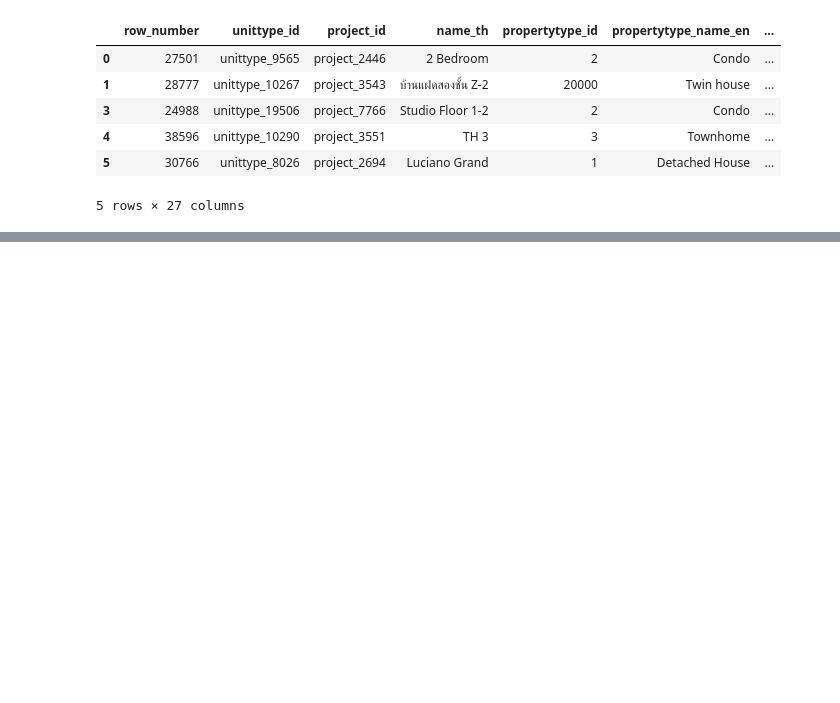
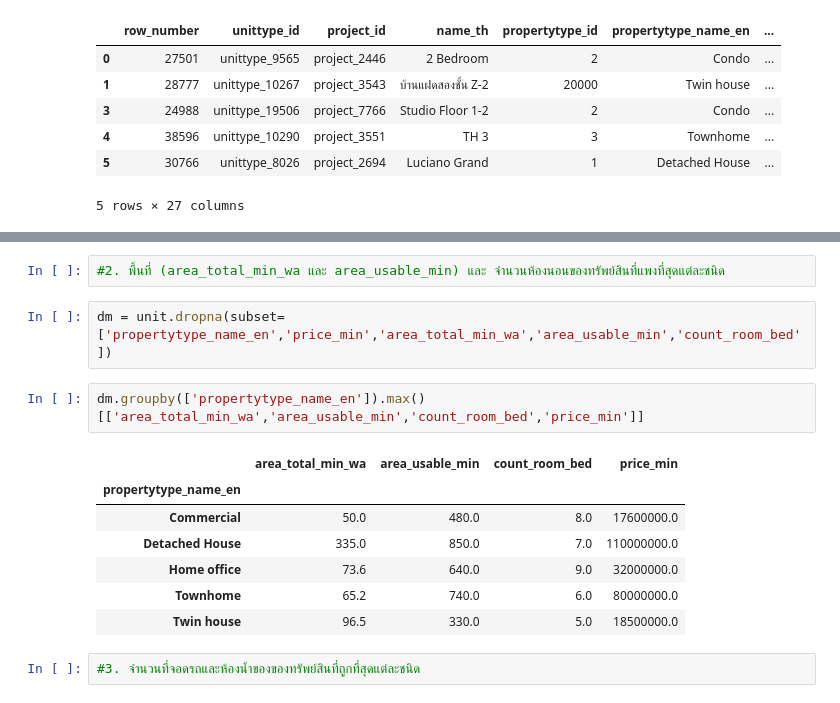
Before and after one commit to bunnybbear/BasicProg_DataViz65, a Jupyter notebook: pandas101.ipynb, the cells around one changed output, grey strips where cells are left out. Cells and saved outputs as stored; diff of their text form; blank space fills up the shorter version.

```diff
--- a/pandas101.ipynb
+++ b/pandas101.ipynb
@@ -334,0 +472,16 @@ unit.groupby(['propertytype_name_en']).mean()
+# %%
+#2. พื้นที่ (area_total_min_wa และ area_usable_min) และ จำนวนห้องนอนของทรัพย์สินที่แพงที่สุดแต่ละชนิด
+# %%
+dm = unit.dropna(subset=['propertytype_name_en','price_min','area_total_min_wa','area_usable_min','count_room_bed'])
+# %%
+dm.groupby(['propertytype_name_en']).max()[['area_total_min_wa','area_usable_min','count_room_bed','price_min']]
+# %% [output]
+|  | area_total_min_wa | area_usable_min | count_room_bed | price_min |
+| propertytype_name_en |  |  |  |  |
+| Commercial | 50.0 | 480.0 | 8.0 | 17600000.0 |
+| Detached House | 335.0 | 850.0 | 7.0 | 110000000.0 |
+| Home office | 73.6 | 640.0 | 9.0 | 32000000.0 |
+| Townhome | 65.2 | 740.0 | 6.0 | 80000000.0 |
+| Twin house | 96.5 | 330.0 | 5.0 | 18500000.0 |
+# %%
+#3. จำนวนที่จอดรถและห้องน้ำของของทรัพย์สินที่ถูกที่สุดแต่ละชนิด
```
Also changed, not shown: parts of 17 cells of this notebook.
